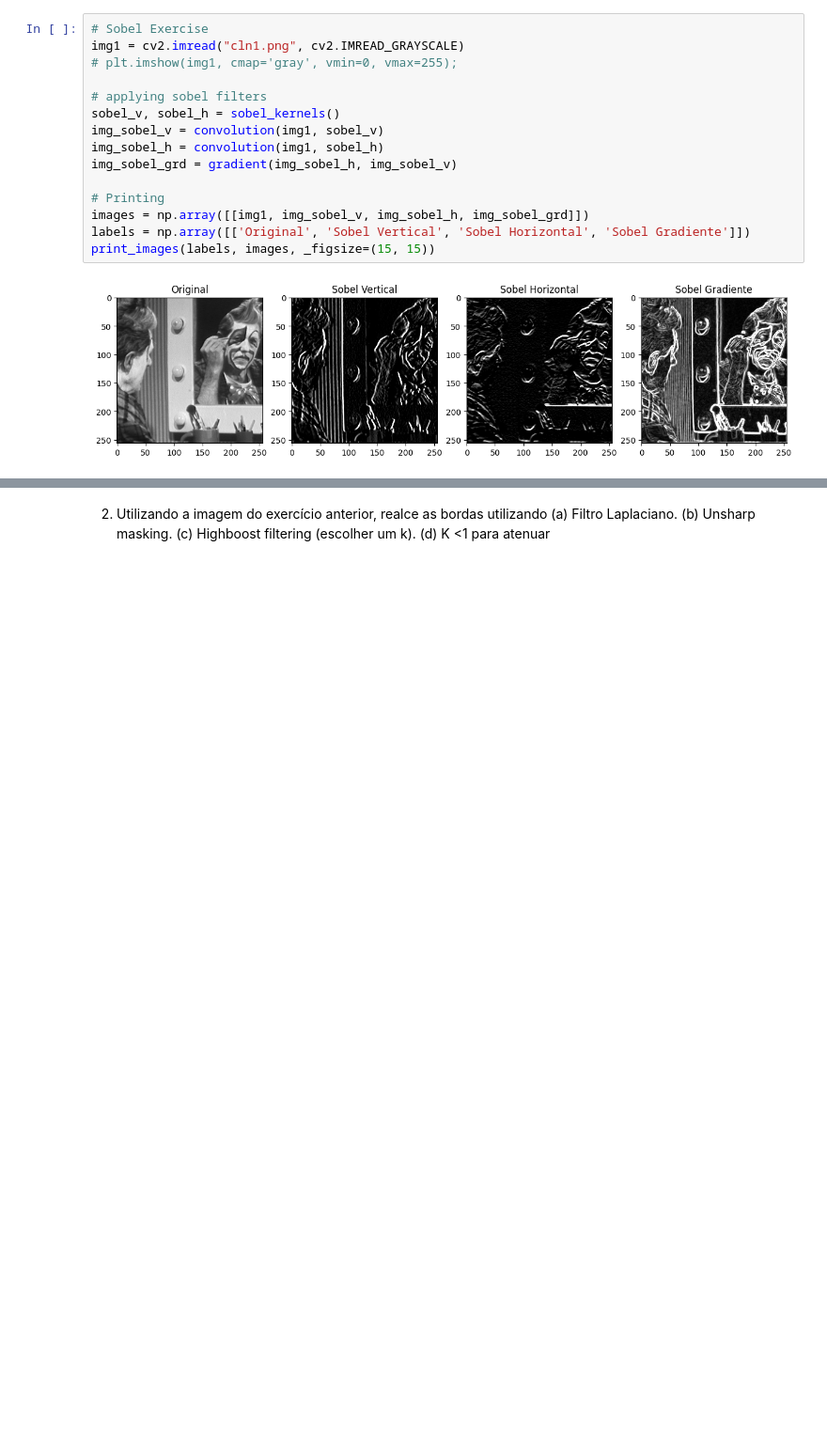
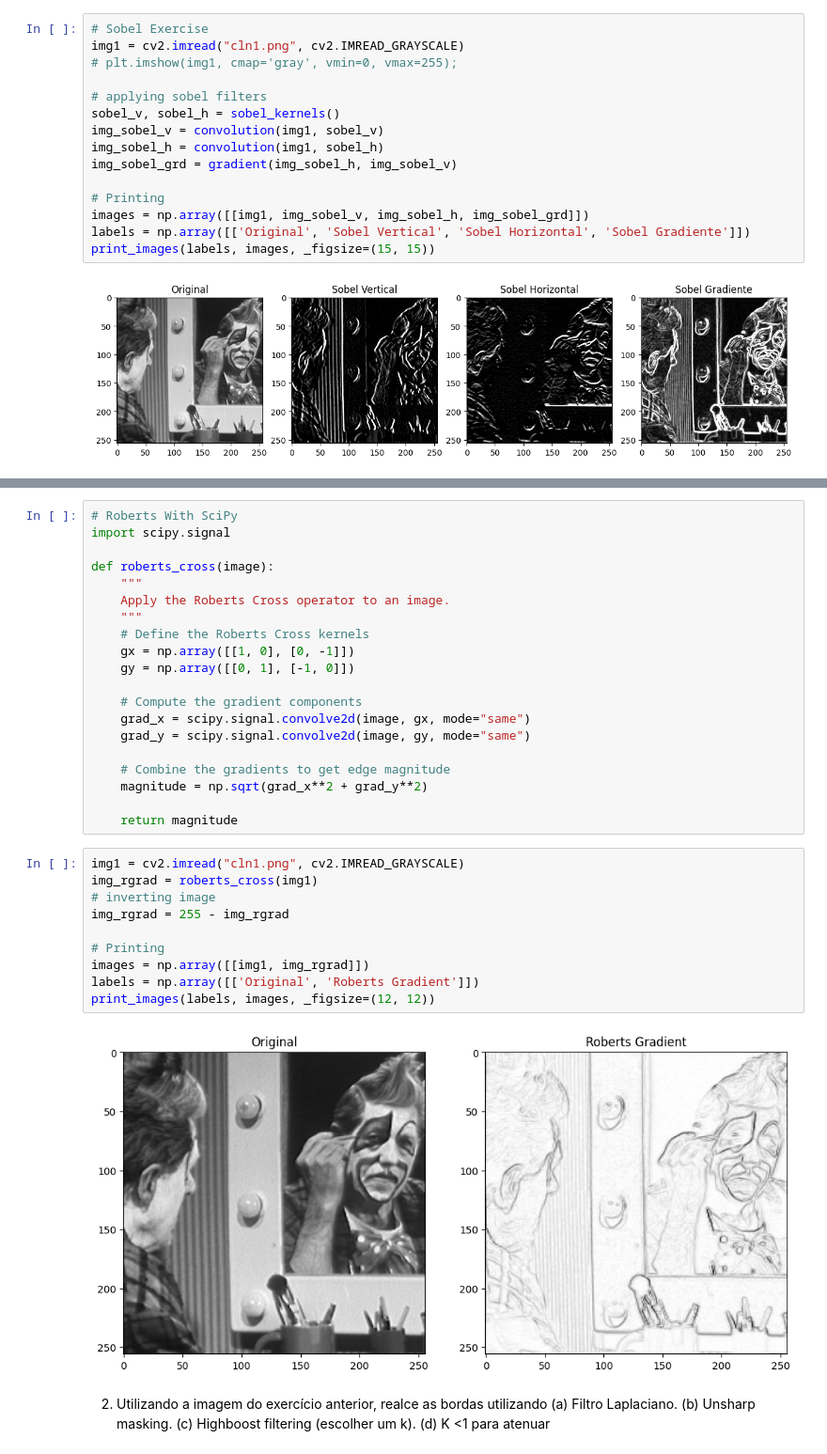
Before and after one commit to gabrielmsantos/pgc111-labs-2023, a Jupyter notebook: Lab05 - High pass filtering/Lab05.ipynb, the cells around one changed output, grey strips where cells are left out. Shown at 94% size. Saved outputs shown, nothing was run; the diff lists cells and outputs as text; blank space fills up the shorter version.

Commit message:
Modificando Roberts Adicionando SciPy

```diff
--- a/Lab05 - High pass filtering/Lab05.ipynb
+++ b/Lab05 - High pass filtering/Lab05.ipynb
@@ -135,6 +137,38 @@ print_images(labels, images, _figsize=(12, 12))
 # %% [markdown]
 ### Roberts Solution
 ![SegmentLocal](cln1rob1.gif "segment")
+# %%
+# Roberts With SciPy
+import scipy.signal
+
+def roberts_cross(image):
+    """
+    Apply the Roberts Cross operator to an image.
+    """
+    # Define the Roberts Cross kernels
+    gx = np.array([[1, 0], [0, -1]])
+    gy = np.array([[0, 1], [-1, 0]])
+
+    # Compute the gradient components
+    grad_x = scipy.signal.convolve2d(image, gx, mode="same")
+    grad_y = scipy.signal.convolve2d(image, gy, mode="same")
+
+    # Combine the gradients to get edge magnitude
+    magnitude = np.sqrt(grad_x**2 + grad_y**2)
+
+    return magnitude
+# %%
+img1 = cv2.imread("cln1.png", cv2.IMREAD_GRAYSCALE)
+img_rgrad = roberts_cross(img1)
+# inverting image
+img_rgrad = 255 - img_rgrad
+
+# Printing
+images = np.array([[img1, img_rgrad]])
+labels = np.array([['Original', 'Roberts Gradient']])
+print_images(labels, images, _figsize=(12, 12))
+# %% [output]
+[figure, added]
 # %% [markdown]
 2) Utilizando a imagem do exercício anterior, realce as bordas utilizando (a) Filtro Laplaciano. (b) Unsharp masking. (c) Highboost filtering (escolher um k). (d) K <1 para atenuar
 # %%
```
Also changed, not shown: parts of 2 cells of this notebook.
